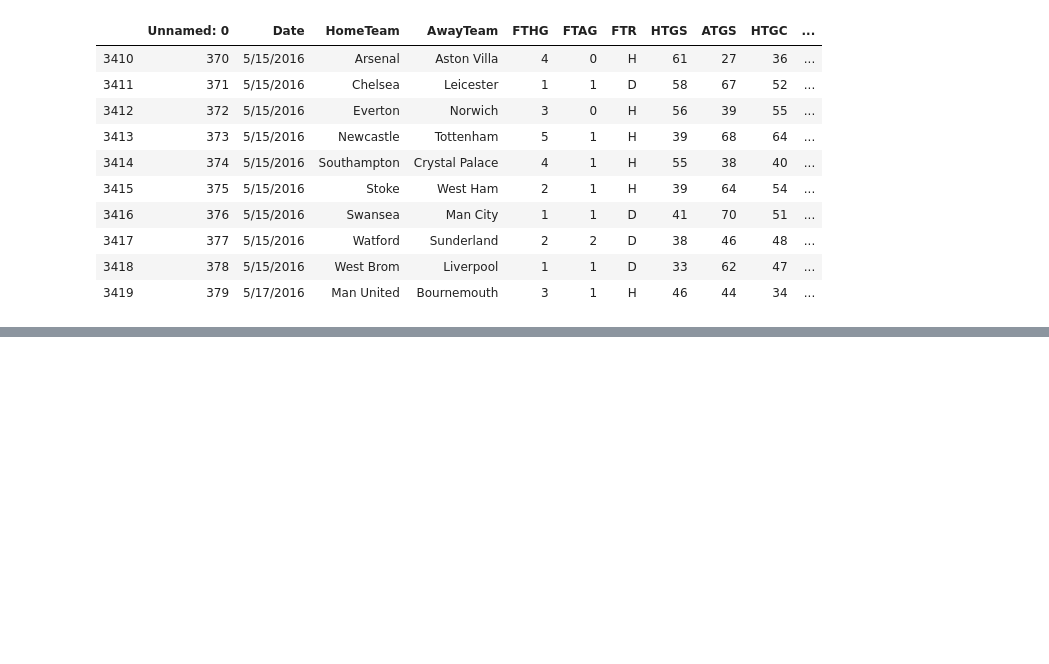
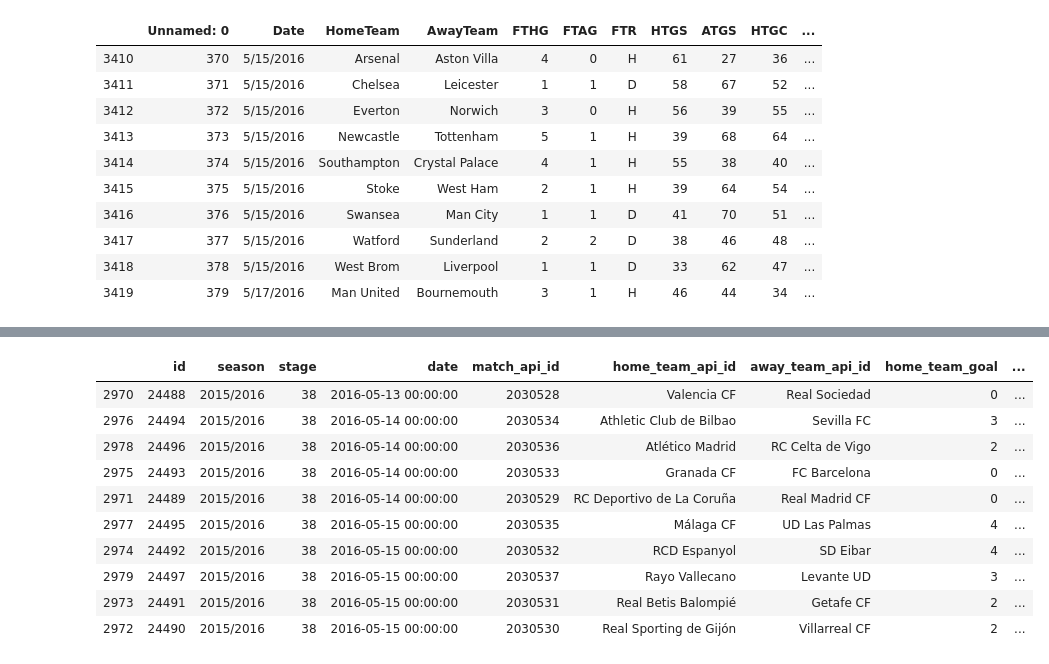
Before and after one commit to enliktjioe/nn2020-football, a Jupyter notebook: Preprocessing.ipynb, the cells around one changed output, grey strips where cells are left out. Drawn from its saved outputs; the diff is of its cells as text; code cells hidden in the pictures; blank space fills up the shorter version.

Commit message:
fixed la liga
fixed la liga

```diff
--- a/Preprocessing.ipynb
+++ b/Preprocessing.ipynb
@@ -733,4 +785,17 @@ df_EPL_sort.to_csv(path + "EPL_sort.csv")
 # %%
 df_LaLiga_sort.loc[:,"HTP"]  = df_LaLiga_stat['HTP'].values.tolist()
 df_LaLiga_sort.loc[:,"ATP"]  = df_LaLiga_stat['ATP'].values.tolist()
 df_LaLiga_sort.loc[:,"Result"]  = df_LaLiga_stat['FTR'].values.tolist()
+df_LaLiga_sort.tail(10)
+# %% [output]
+|  | id | season | stage | date | match_api_id | home_team_api_id | away_team_api_id | home_team_goal | ... |
+| 2970 | 24488 | 2015/2016 | 38 | 2016-05-13 00:00:00 | 2030528 | Valencia CF | Real Sociedad | 0 | ... |
+| 2976 | 24494 | 2015/2016 | 38 | 2016-05-14 00:00:00 | 2030534 | Athletic Club de Bilbao | Sevilla FC | 3 | ... |
+| 2978 | 24496 | 2015/2016 | 38 | 2016-05-14 00:00:00 | 2030536 | Atlético Madrid | RC Celta de Vigo | 2 | ... |
+| 2975 | 24493 | 2015/2016 | 38 | 2016-05-14 00:00:00 | 2030533 | Granada CF | FC Barcelona | 0 | ... |
+| 2971 | 24489 | 2015/2016 | 38 | 2016-05-14 00:00:00 | 2030529 | RC Deportivo de La Coruña | Real Madrid CF | 0 | ... |
+| 2977 | 24495 | 2015/2016 | 38 | 2016-05-15 00:00:00 | 2030535 | Málaga CF | UD Las Palmas | 4 | ... |
+| 2974 | 24492 | 2015/2016 | 38 | 2016-05-15 00:00:00 | 2030532 | RCD Espanyol | SD Eibar | 4 | ... |
+| 2979 | 24497 | 2015/2016 | 38 | 2016-05-15 00:00:00 | 2030537 | Rayo Vallecano | Levante UD | 3 | ... |
+| 2973 | 24491 | 2015/2016 | 38 | 2016-05-15 00:00:00 | 2030531 | Real Betis Balompié | Getafe CF | 2 | ... |
+| 2972 | 24490 | 2015/2016 | 38 | 2016-05-15 00:00:00 | 2030530 | Real Sporting de Gijón | Villarreal CF | 2 | ... |
```
Also changed, not shown: parts of 15 cells of this notebook, 2 other files.
